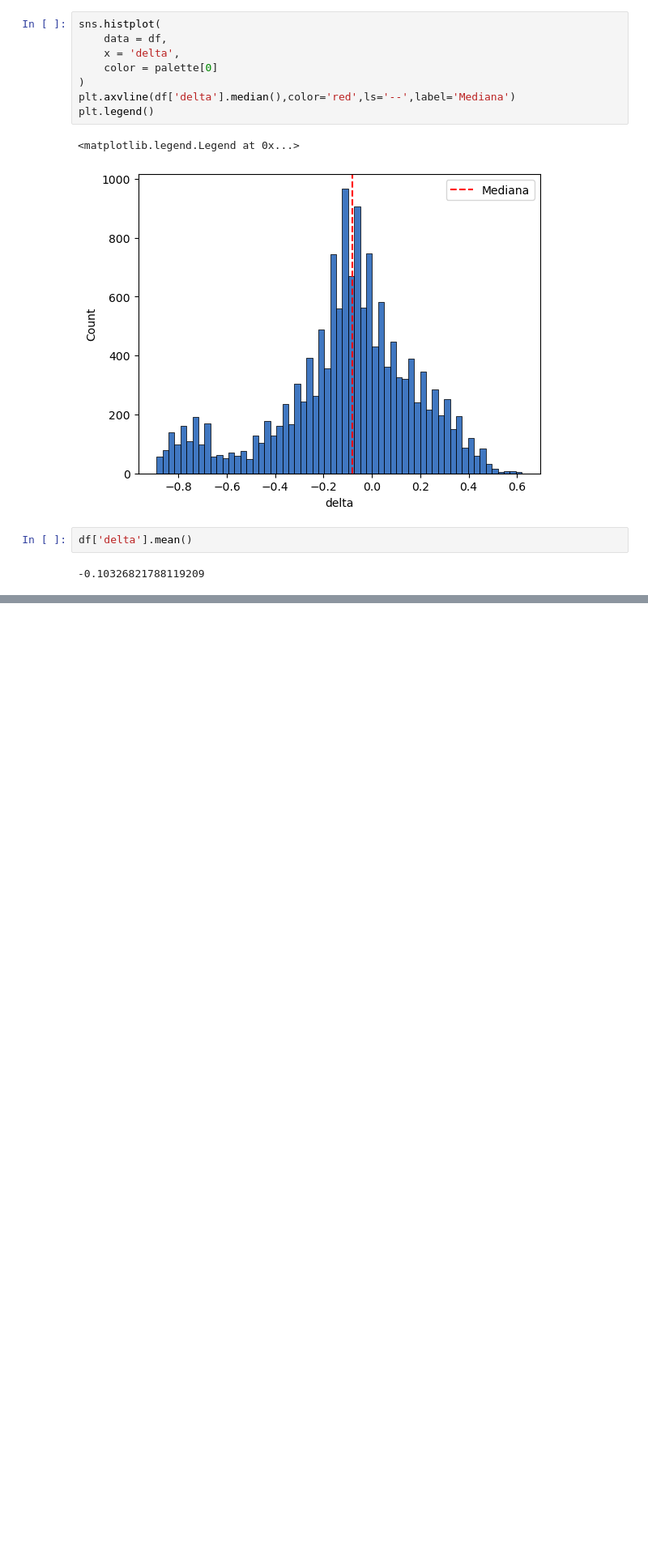
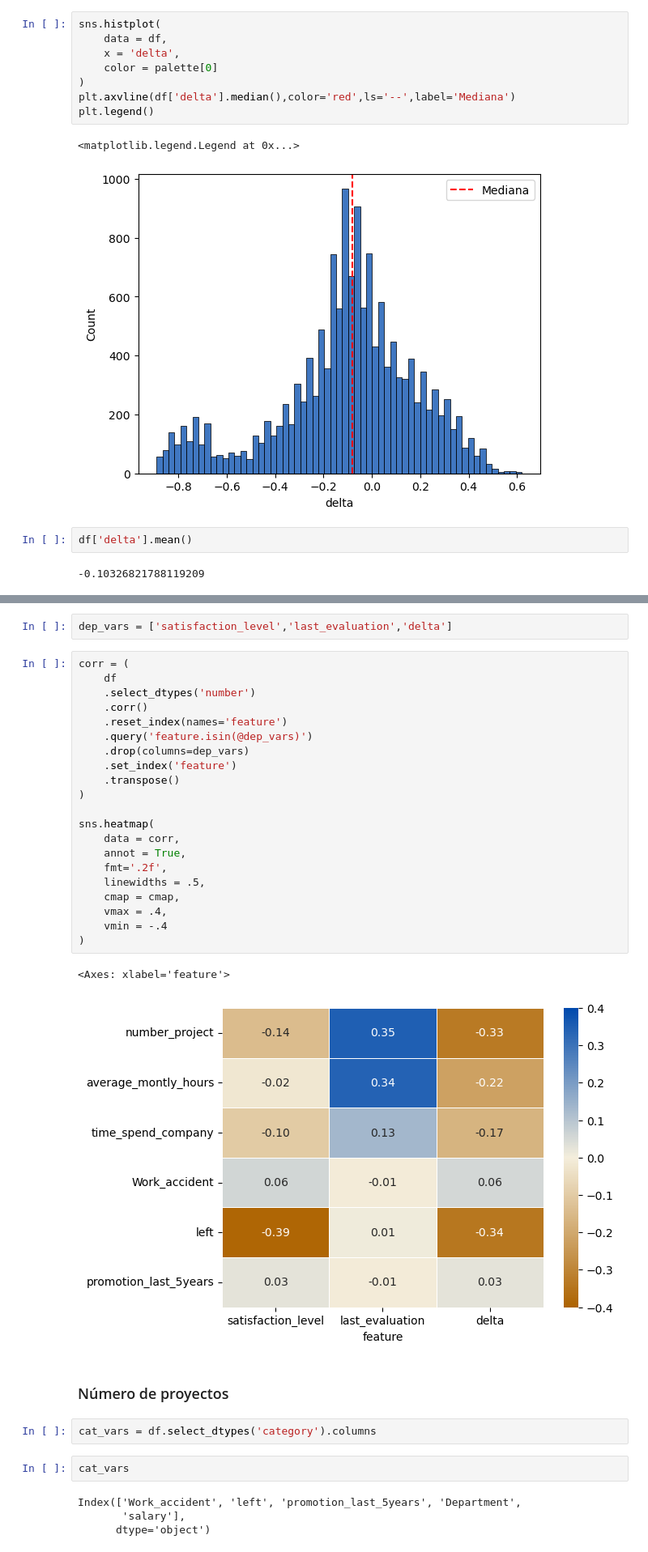
Before and after one commit to MiguelAMeloM/Miguel_DataAnalytics, a Jupyter notebook: RRHH/rrhh_analisis.ipynb, the cells around one changed output, grey strips where cells are left out. Shown at 81% size. Cells and saved outputs as stored; diff of their text form; blank space fills up the shorter version.

```diff
--- a/RRHH/rrhh_analisis.ipynb
+++ b/RRHH/rrhh_analisis.ipynb
@@ -145,0 +203,36 @@ df['delta'].mean()
+# %%
+dep_vars = ['satisfaction_level','last_evaluation','delta']
+# %%
+corr = (
+    df
+    .select_dtypes('number')
+    .corr()
+    .reset_index(names='feature')
+    .query('feature.isin(@dep_vars)')
+    .drop(columns=dep_vars)
+    .set_index('feature')
+    .transpose()
+)
+
+sns.heatmap(
+    data = corr,
+    annot = True,
+    fmt='.2f',
+    linewidths = .5,
+    cmap = cmap,
+    vmax = .4,
+    vmin = -.4
+)
+# %% [output]
+<Axes: xlabel='feature'>
+[figure, added]
+# %% [markdown]
+### Número de proyectos
+# %%
+cat_vars = df.select_dtypes('category').columns
+# %%
+cat_vars
+# %% [output]
+Index(['Work_accident', 'left', 'promotion_last_5years', 'Department',
+       'salary'],
+      dtype='object')
```
Also changed, not shown: parts of 11 cells of this notebook.
